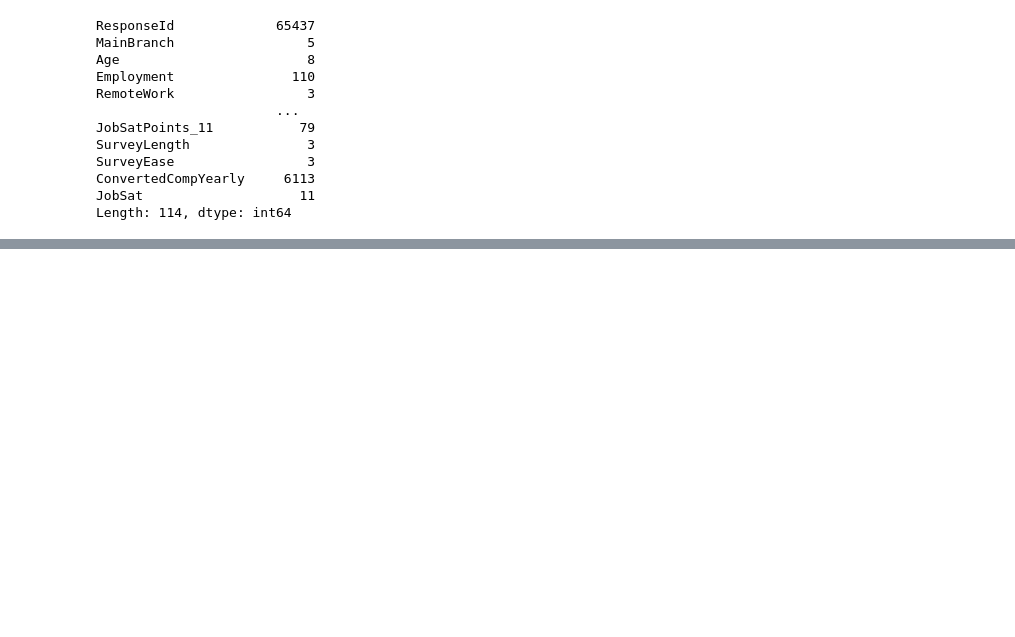
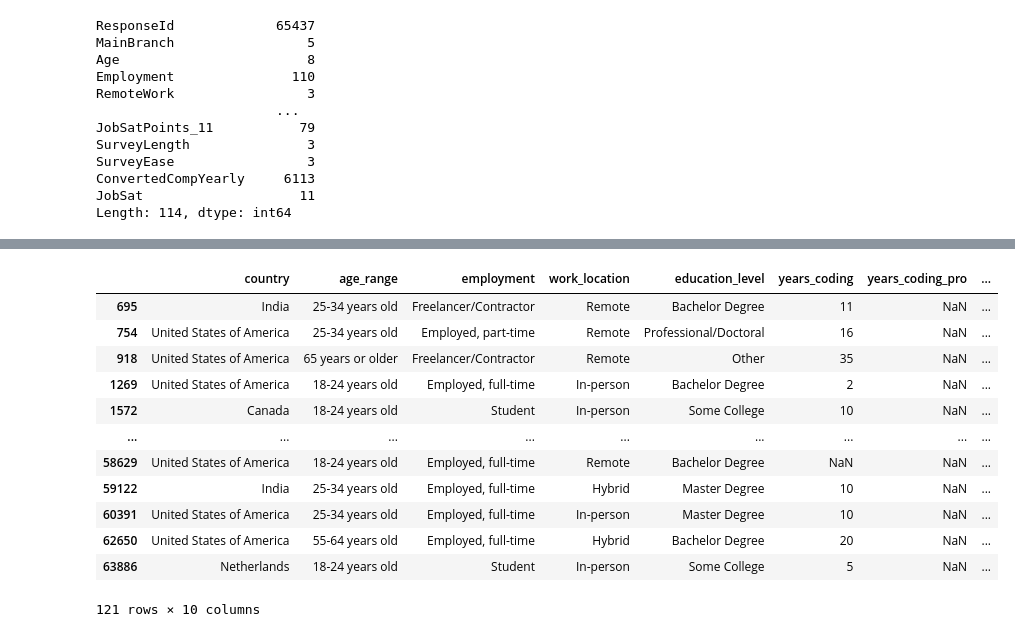
Before and after one commit to philippe2023/salary-predictor-ml, a Jupyter notebook: notebooks/workbook_1.ipynb, the cells around one changed output, grey strips where cells are left out. Drawn from its saved outputs; the diff is of its cells as text; code cells hidden in the pictures; blank space fills up the shorter version.

```diff
--- a/notebooks/workbook_1.ipynb
+++ b/notebooks/workbook_1.ipynb
@@ -195,0 +479,17 @@ array([nan, 'Austria', 'France', 'United States of America',
+# %%
+nan_rows = df_24[df_24['years_coding_pro'].isna()]
+display(nan_rows)
+# %% [output]
+|  | country | age_range | employment | work_location | education_level | years_coding | years_coding_pro | ... |
+| 695 | India | 25-34 years old | Freelancer/Contractor | Remote | Bachelor Degree | 11 | NaN | ... |
+| 754 | United States of America | 25-34 years old | Employed, part-time | Remote | Professional/Doctoral | 16 | NaN | ... |
+| 918 | United States of America | 65 years or older | Freelancer/Contractor | Remote | Other | 35 | NaN | ... |
+| 1269 | United States of America | 18-24 years old | Employed, full-time | In-person | Bachelor Degree | 2 | NaN | ... |
+| 1572 | Canada | 18-24 years old | Student | In-person | Some College | 10 | NaN | ... |
+| ... | ... | ... | ... | ... | ... | ... | ... | ... |
+| 58629 | United States of America | 18-24 years old | Employed, full-time | Remote | Bachelor Degree | NaN | NaN | ... |
+| 59122 | India | 25-34 years old | Employed, full-time | Hybrid | Master Degree | 10 | NaN | ... |
+| 60391 | United States of America | 25-34 years old | Employed, full-time | In-person | Master Degree | 10 | NaN | ... |
+| 62650 | United States of America | 55-64 years old | Employed, full-time | Hybrid | Bachelor Degree | 20 | NaN | ... |
+| 63886 | Netherlands | 18-24 years old | Student | In-person | Some College | 5 | NaN | ... |
+121 rows × 10 columns
```
Also changed, not shown: parts of 24 cells of this notebook, 1 other file.
